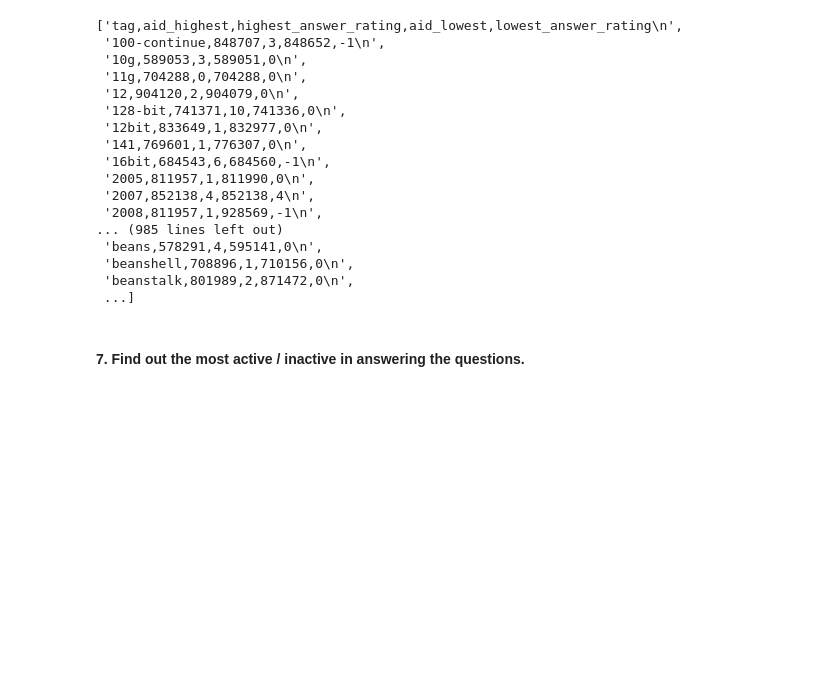
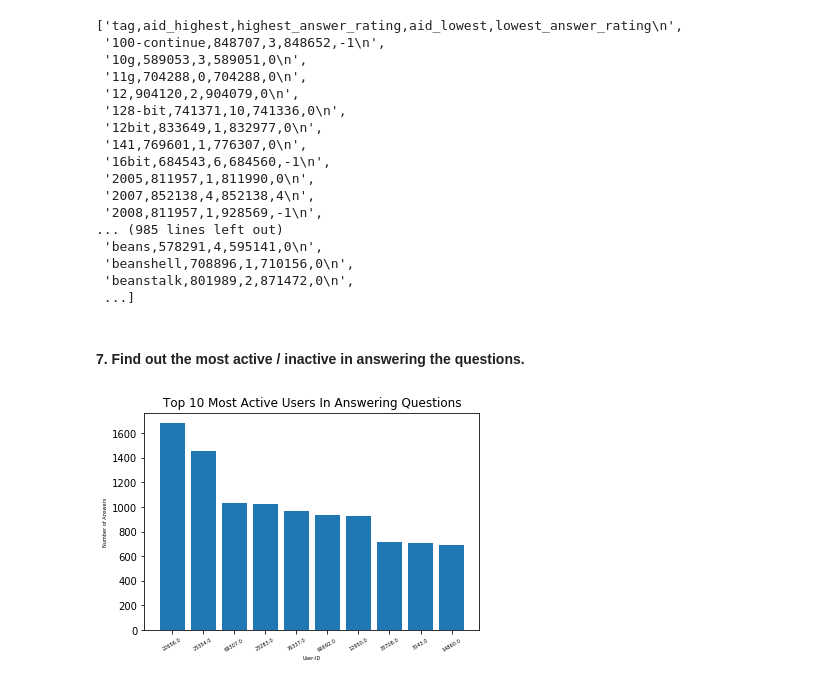
Before and after one commit to rjs211/CS564-ML, a Jupyter notebook: Assignment1/Q1/Q1.ipynb, the cells around one changed output. Drawn from its saved outputs; the diff is of its cells as text; code cells hidden in the pictures; blank space fills up the shorter version.

```diff
--- a/Assignment1/Q1/Q1.ipynb
+++ b/Assignment1/Q1/Q1.ipynb
@@ -206,16 +208,26 @@ question6_answer
  ...]
 # %% [markdown]
 #### 7. Find out the most active / inactive in answering the questions.
-# %%
-from collections import Counter
-
-question7_answer = []
-question7_answer.append('Top 10 most active users in answering questions:\n')
-
-sorted_answer_counts = Counter(data['j']).most_common()
-for user, answer_count in sorted_answer_counts[:10]:
-    question7_answer.append("User-ID: {}, Number of answers: {}\n".format(user, answer_count))
-
-question7_answer.append('\nTop 10 most inactive (least active) users in answering questions:\n')
-for user, answer_count in sorted_answer_counts[-10:][::-1]:
-    question7_answer.append("User-ID: {}, Number of answers: {}\n".format(user, answer_count))
+# %%
+from collections import Counter
+
+question7_answer = []
+question7_answer.append('Top 10 Most Active Users In Answering Questions:\n')
+sorted_answer_counts = Counter(data['j']).most_common()
+user_ids = []
+answer_counts = []
+
+for user, answer_count in sorted_answer_counts[:10]:
+    user_ids.append(user)
+    answer_counts.append(answer_count)
+    question7_answer.append("User-ID: {}, Number of Answers: {}\n".format(user, answer_count))
+
+index = [0, 1, 2, 3, 4, 5, 6, 7, 8, 9]
+plt.bar(index, answer_counts)
+plt.xlabel('User-ID', fontsize = 5)
+plt.ylabel('Number of Answers', fontsize = 5)
+plt.xticks(index, user_ids, fontsize = 5, rotation = 30)
+plt.title('Top 10 Most Active Users In Answering Questions')
+plt.show()
+# %% [output]
+[figure, added]
```
Also changed, not shown: parts of 12 cells of this notebook, 4 other files.
